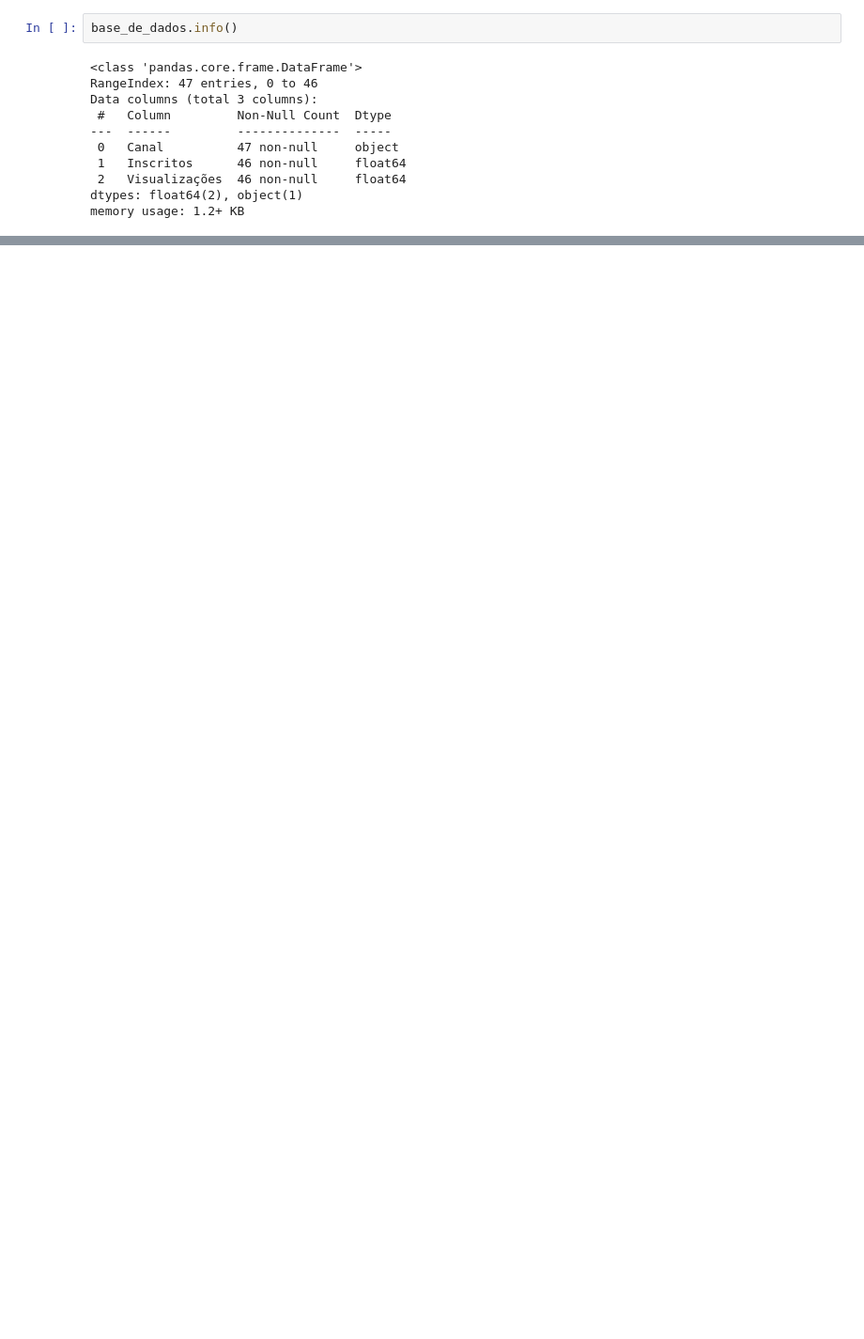
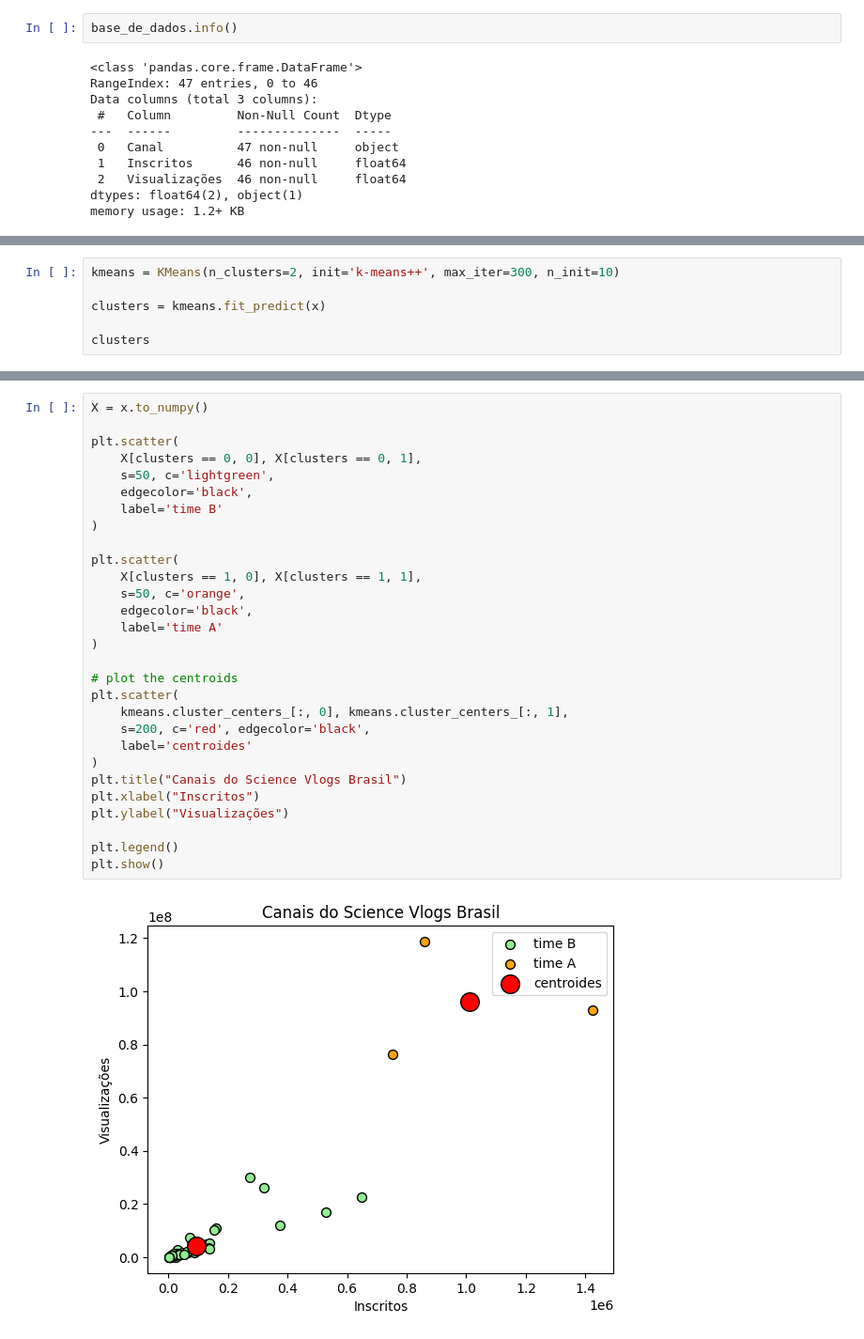
Before and after one commit to caikedomingues/curso-de-machine-learning-do-canal-universo-discreto, a Jupyter notebook: k-means.ipynb, the cells around one changed output, grey strips where cells are left out. Shown at 94% size. Drawn from its saved outputs; the diff is of its cells as text; blank space fills up the shorter version.

```diff
--- a/k-means.ipynb
+++ b/k-means.ipynb
@@ -170,0 +275,6 @@ plt.show()
+# %%
+kmeans = KMeans(n_clusters=2, init='k-means++', max_iter=300, n_init=10)
+
+clusters = kmeans.fit_predict(x)
+
+clusters
@@ -170,0 +352,31 @@ plt.show()
+# %%
+X = x.to_numpy()
+
+plt.scatter(
+    X[clusters == 0, 0], X[clusters == 0, 1],
+    s=50, c='lightgreen',
+    edgecolor='black',
+    label='time B'
+)
+
+plt.scatter(
+    X[clusters == 1, 0], X[clusters == 1, 1],
+    s=50, c='orange',
+    edgecolor='black',
+    label='time A'
+)
+
+# plot the centroids
+plt.scatter(
+    kmeans.cluster_centers_[:, 0], kmeans.cluster_centers_[:, 1],
+    s=200, c='red', edgecolor='black',
+    label='centroides'
+)
+plt.title("Canais do Science Vlogs Brasil")
+plt.xlabel("Inscritos")
+plt.ylabel("Visualizações")
+
+plt.legend()
+plt.show()
+# %% [output]
+[figure, added]
```
Also changed, not shown: parts of 22 cells of this notebook.
